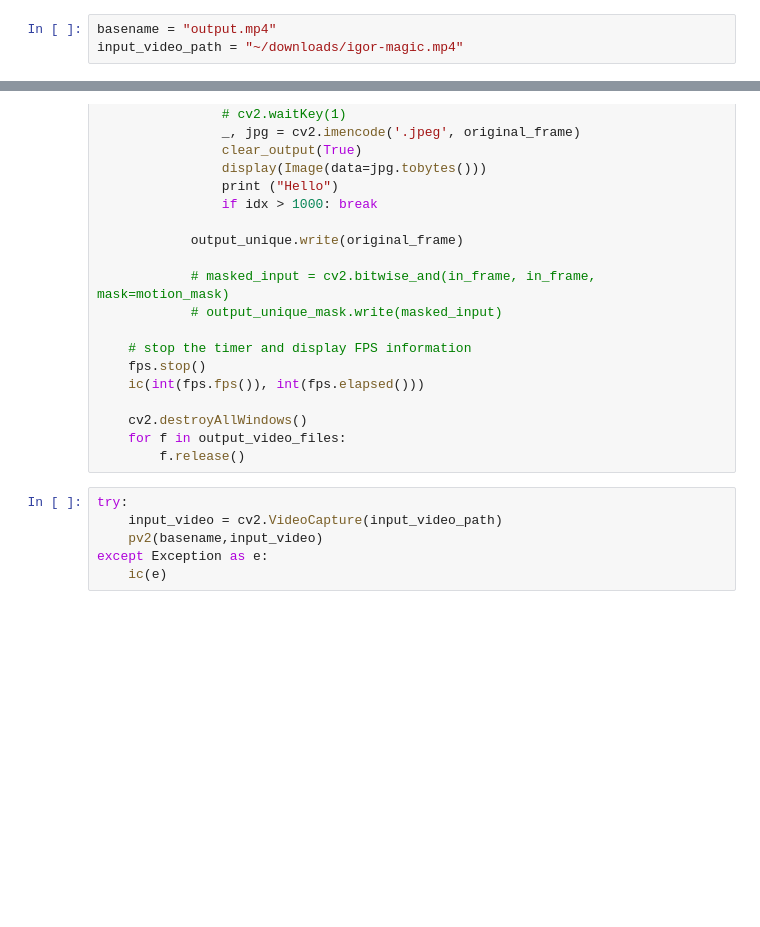
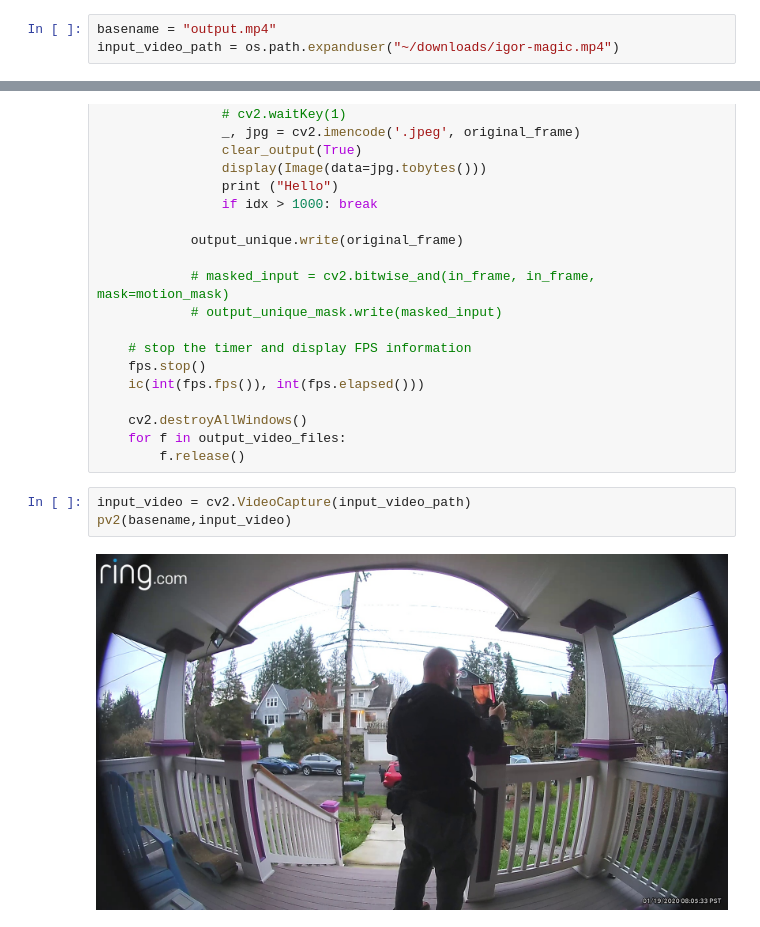
Before and after one commit to idvorkin/jupyter, a Jupyter notebook: play-opencv.ipynb, the cells around one changed output, grey strips where cells are left out. Drawn from its saved outputs; the diff is of its cells as text; blank space fills up the shorter version.

```diff
--- a/play-opencv.ipynb
+++ b/play-opencv.ipynb
@@ -10,7 +11,7 @@ from IPython.display import display, Image, clear_output
 %run "~/rare_gits/video-edit/filter-to-motion.py"
 # %%
 basename = "output.mp4"
-input_video_path = "~/downloads/igor-magic.mp4"
+input_video_path = os.path.expanduser("~/downloads/igor-magic.mp4")
 # %%
 # process_video(basename, input_video)
 # %%
@@ -80,9 +81,7 @@ def pv2(base_filename: str, input_video):
     for f in output_video_files:
         f.release()
 # %%
-try:
-    input_video = cv2.VideoCapture(input_video_path)
-    pv2(basename,input_video)
-except Exception as e:
-    ic(e)
+input_video = cv2.VideoCapture(input_video_path)
+pv2(basename,input_video)
 # %% [output]
+[figure, added]
```
Also changed, not shown: parts of 3 cells of this notebook.
